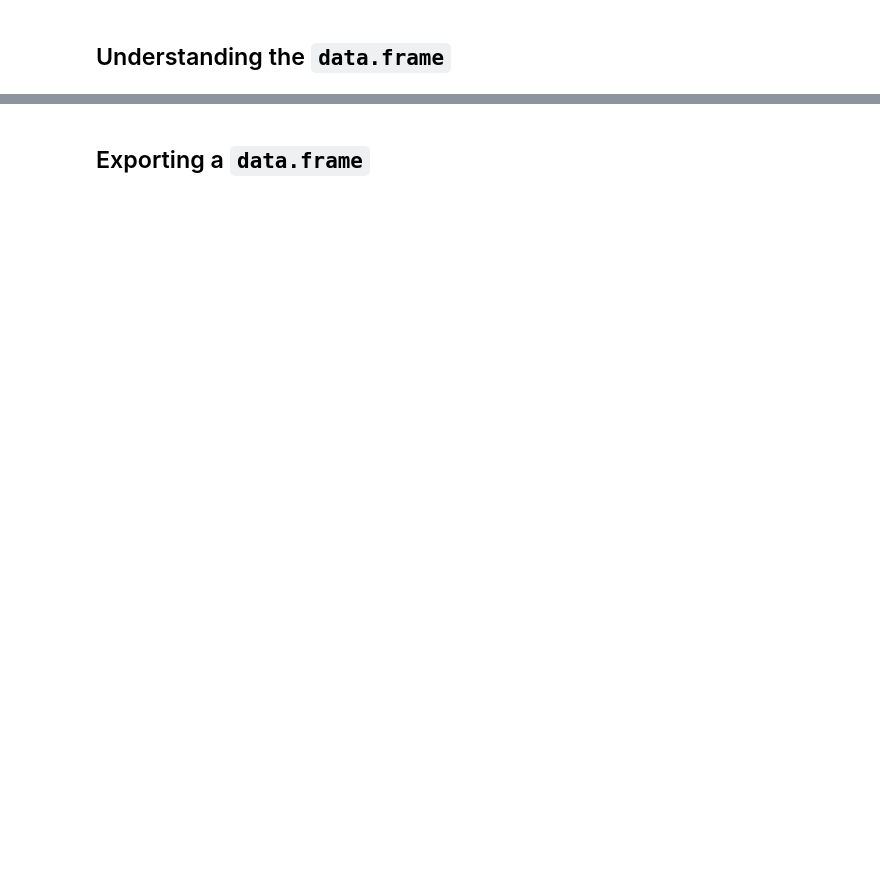
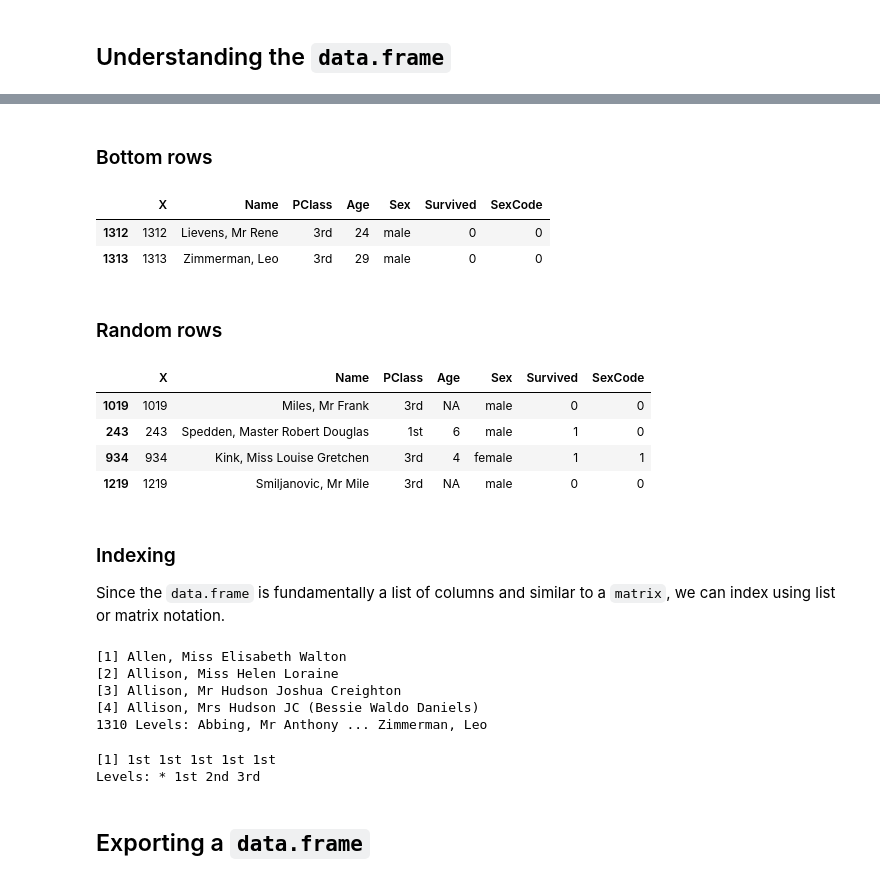
Before and after one commit to anhnguyendepocen/cfar-data-analysis-with-R-2017, a Jupyter notebook: notebooks/Introduction to R and RStuido.ipynb, the cells around one changed output, grey strips where cells are left out. Cells and saved outputs as stored; diff of their text form; code cells hidden in the pictures; blank space fills up the shorter version.

```diff
--- a/notebooks/Introduction to R and RStuido.ipynb
+++ b/notebooks/Introduction to R and RStuido.ipynb
@@ -285,2 +397,37 @@ my.df
+# %% [markdown]
+### Bottom rows
+# %%
+tail(titanic, n=2)
+# %% [output]
+|  | X | Name | PClass | Age | Sex | Survived | SexCode |
+| 1312 | 1312 | Lievens, Mr Rene | 3rd | 24 | male | 0 | 0 |
+| 1313 | 1313 | Zimmerman, Leo | 3rd | 29 | male | 0 | 0 |
+# %% [markdown]
+### Random rows
+# %%
+sample_n(titanic, 4)
+# %% [output]
+|  | X | Name | PClass | Age | Sex | Survived | SexCode |
+| 1019 | 1019 | Miles, Mr Frank | 3rd | NA | male | 0 | 0 |
+| 243 | 243 | Spedden, Master Robert Douglas | 1st | 6 | male | 1 | 0 |
+| 934 | 934 | Kink, Miss Louise Gretchen | 3rd | 4 | female | 1 | 1 |
+| 1219 | 1219 | Smiljanovic, Mr Mile | 3rd | NA | male | 0 | 0 |
+# %% [markdown]
+### Indexing
+
+Since the `data.frame` is fundamentally a list of columns and similar to a `matrix`, we can index using list or matrix notation.
+# %%
+titanic$Name[1:4]
+# %% [output]
+[1] Allen, Miss Elisabeth Walton
+[2] Allison, Miss Helen Loraine
+[3] Allison, Mr Hudson Joshua Creighton
+[4] Allison, Mrs Hudson JC (Bessie Waldo Daniels)
+1310 Levels: Abbing, Mr Anthony ... Zimmerman, Leo
+# %%
+titanic[1:5, 3]
+# %% [output]
+[1] 1st 1st 1st 1st 1st
+Levels: * 1st 2nd 3rd
 # %% [markdown]
 ## Exporting a `data.frame`
```
Also changed, not shown: parts of 32 cells of this notebook, 7 other files.
